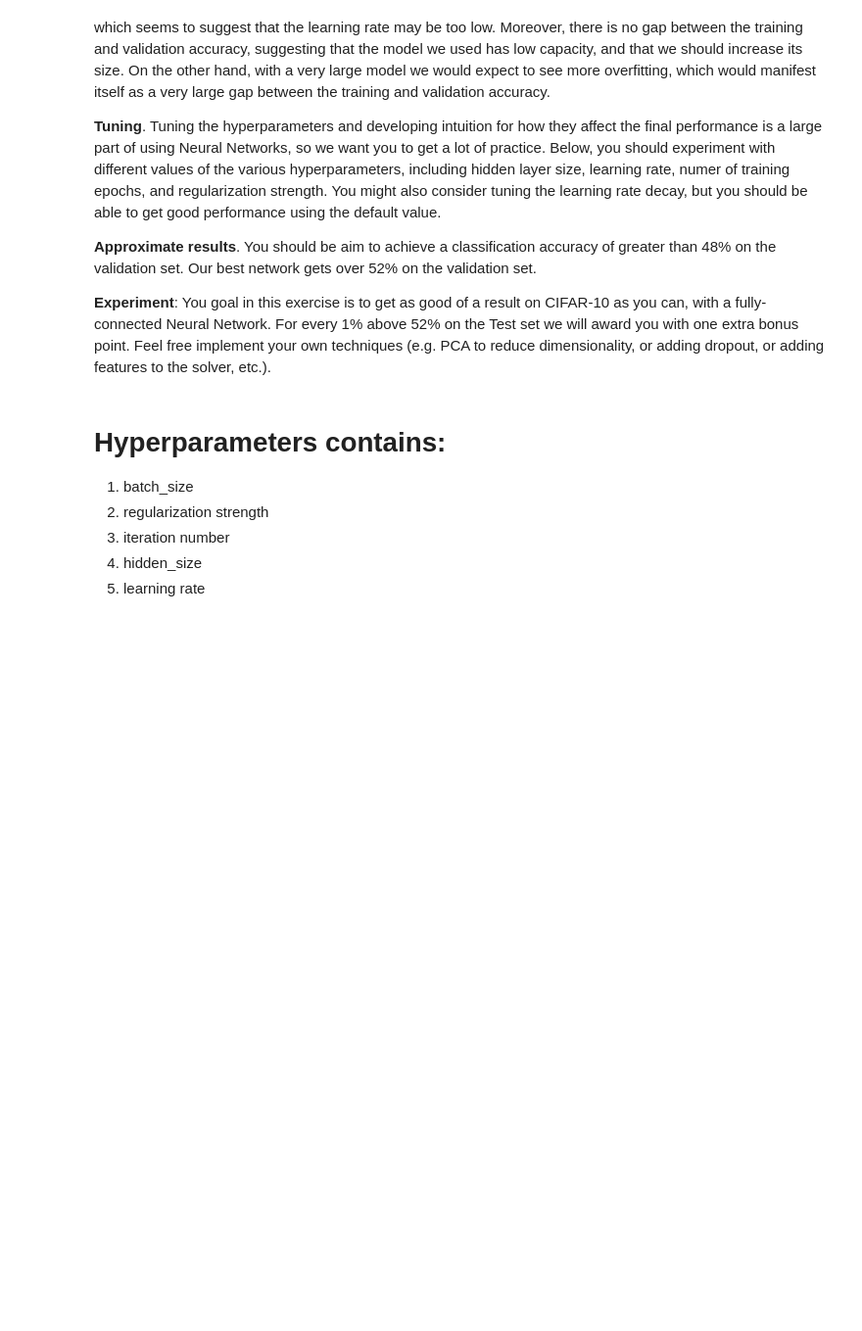
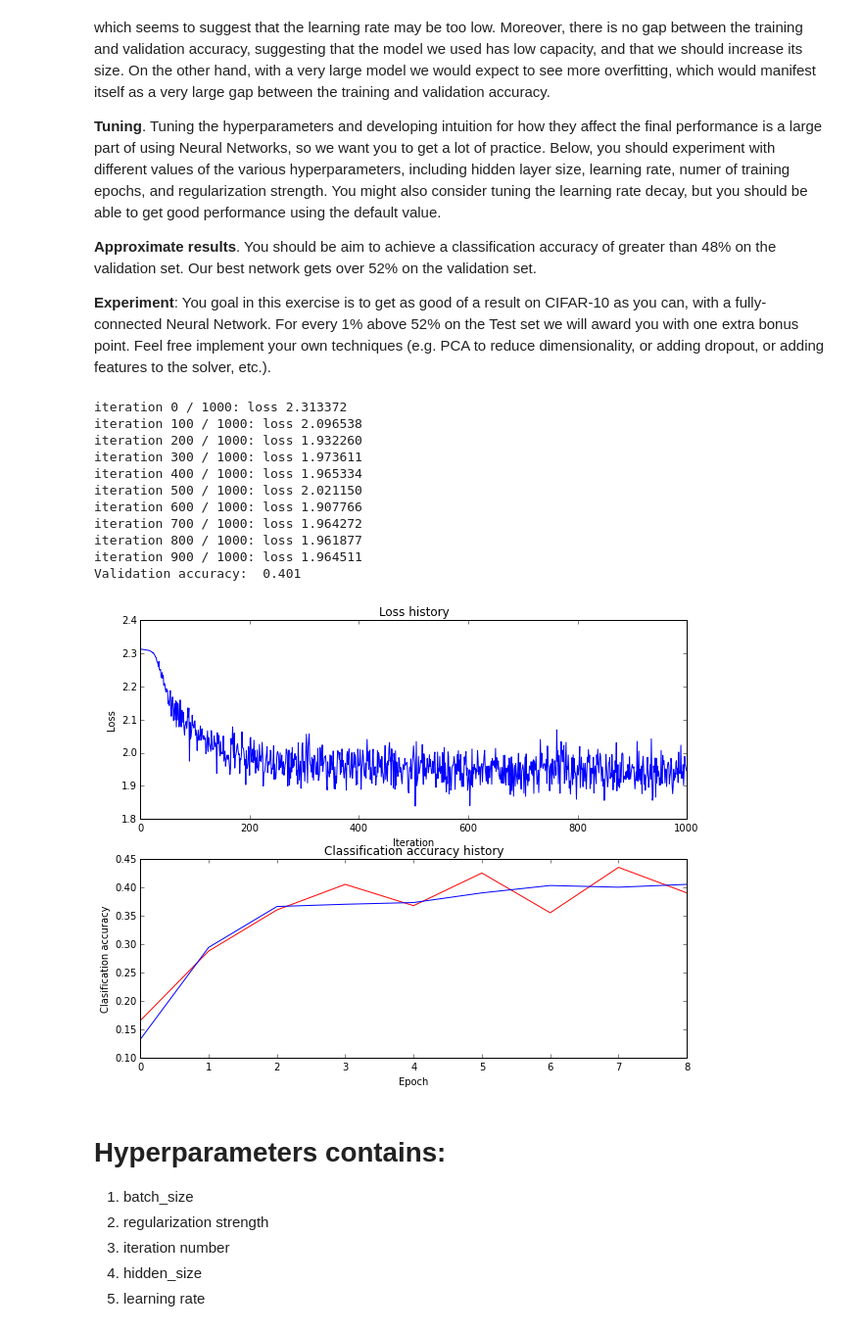
Before and after one commit to JohnHush/CNN_python_code, a Jupyter notebook: assignment1/two_layer_net.ipynb, the cells around one changed output. Shown at 98% size. Drawn from its saved outputs; the diff is of its cells as text; code cells hidden in the pictures; blank space fills up the shorter version.

```diff
--- a/assignment1/two_layer_net.ipynb
+++ b/assignment1/two_layer_net.ipynb
@@ -280,22 +271,58 @@ show_net_weights(net)
 # %%
 best_net = None # store the best model into this
 
 #################################################################################
 # TODO: Tune hyperparameters using the validation set. Store your best trained  #
 # model in best_net.                                                            #
 #                                                                               #
 # To help debug your network, it may help to use visualizations similar to the  #
 # ones we used above; these visualizations will have significant qualitative    #
 # differences from the ones we saw above for the poorly tuned network.          #
 #                                                                               #
 # Tweaking hyperparameters by hand can be fun, but you might find it useful to  #
 # write code to sweep through possible combinations of hyperparameters          #
 # automatically like we did on the previous exercises.                          #
 #################################################################################
-pass
+input_size = 32*32*3
+hidden_size = 70
+output_size = 10
+
+net_test = TwoLayerNet( input_size , hidden_size , output_size )
+stats = net_test.train(X_train , y_train, X_val , y_val, num_iters=1000, batch_size=400,\
+                       learning_rate=1e-3, learning_rate_decay=0.95, reg=10, verbose=True)
+
+val_acc = (net_test.predict(X_val) == y_val).mean()
+print 'Validation accuracy: ', val_acc
+
+plt.subplot(2, 1, 1)
+plt.plot(stats['loss_history'])
+plt.title('Loss history')
+plt.xlabel('Iteration')
+plt.ylabel('Loss')
+
+plt.subplot(2, 1, 2)
+plt.plot(stats['train_acc_history'], label='train',color='r')
+plt.plot(stats['val_acc_history'], label='val')
+plt.title('Classification accuracy history')
+plt.xlabel('Epoch')
+plt.ylabel('Clasification accuracy')
+plt.show()
 #################################################################################
 #                               END OF YOUR CODE                                #
 #################################################################################
+# %% [output]
+iteration 0 / 1000: loss 2.313372
+iteration 100 / 1000: loss 2.096538
+iteration 200 / 1000: loss 1.932260
+iteration 300 / 1000: loss 1.973611
+iteration 400 / 1000: loss 1.965334
+iteration 500 / 1000: loss 2.021150
+iteration 600 / 1000: loss 1.907766
+iteration 700 / 1000: loss 1.964272
+iteration 800 / 1000: loss 1.961877
+iteration 900 / 1000: loss 1.964511
+Validation accuracy:  0.401
+[figure, added]
 # %% [markdown]
 # Hyperparameters contains:
 1. batch_size
```
Also changed, not shown: parts of 3 cells of this notebook.
